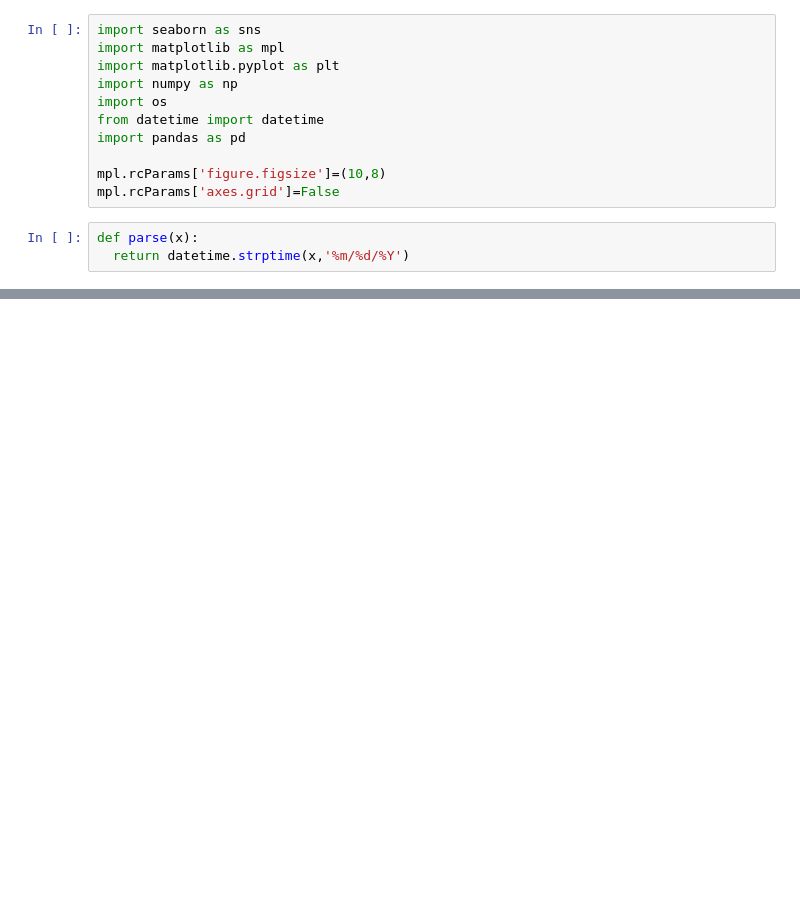
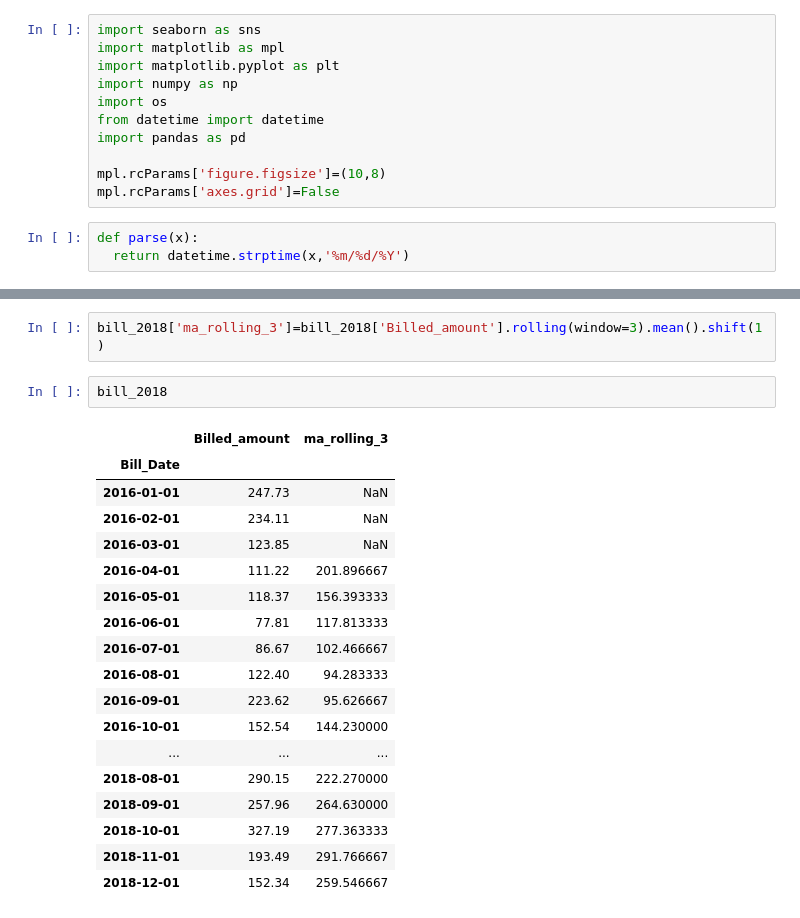
Before and after one commit to hima9/TimeSeries, a Jupyter notebook: MovingAvg.ipynb, the cells around one changed output, grey strips where cells are left out. Saved outputs shown, nothing was run; the diff lists cells and outputs as text; blank space fills up the shorter version.

```diff
--- a/MovingAvg.ipynb
+++ b/MovingAvg.ipynb
@@ -21,0 +110,23 @@ ValueError: ignored
+# %%
+bill_2018['ma_rolling_3']=bill_2018['Billed_amount'].rolling(window=3).mean().shift(1)
+# %%
+bill_2018
+# %% [output]
+|  | Billed_amount | ma_rolling_3 |
+| Bill_Date |  |  |
+| 2016-01-01 | 247.73 | NaN |
+| 2016-02-01 | 234.11 | NaN |
+| 2016-03-01 | 123.85 | NaN |
+| 2016-04-01 | 111.22 | 201.896667 |
+| 2016-05-01 | 118.37 | 156.393333 |
+| 2016-06-01 | 77.81 | 117.813333 |
+| 2016-07-01 | 86.67 | 102.466667 |
+| 2016-08-01 | 122.40 | 94.283333 |
+| 2016-09-01 | 223.62 | 95.626667 |
+| 2016-10-01 | 152.54 | 144.230000 |
+| ... | ... | ... |
+| 2018-08-01 | 290.15 | 222.270000 |
+| 2018-09-01 | 257.96 | 264.630000 |
+| 2018-10-01 | 327.19 | 277.363333 |
+| 2018-11-01 | 193.49 | 291.766667 |
+| 2018-12-01 | 152.34 | 259.546667 |
```
Also changed, not shown: parts of 10 cells of this notebook.
